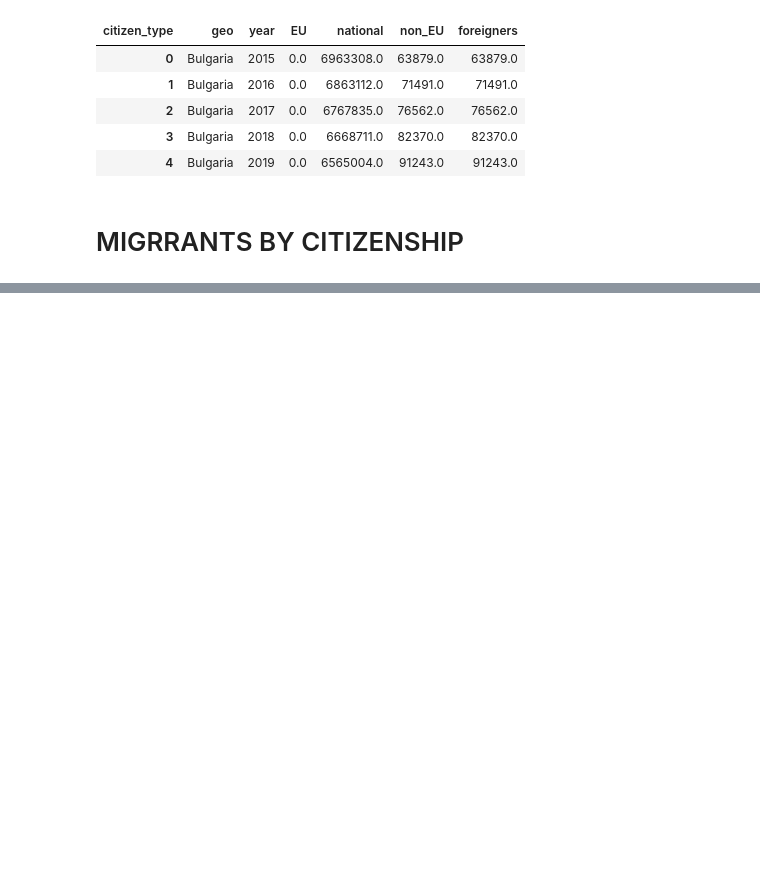
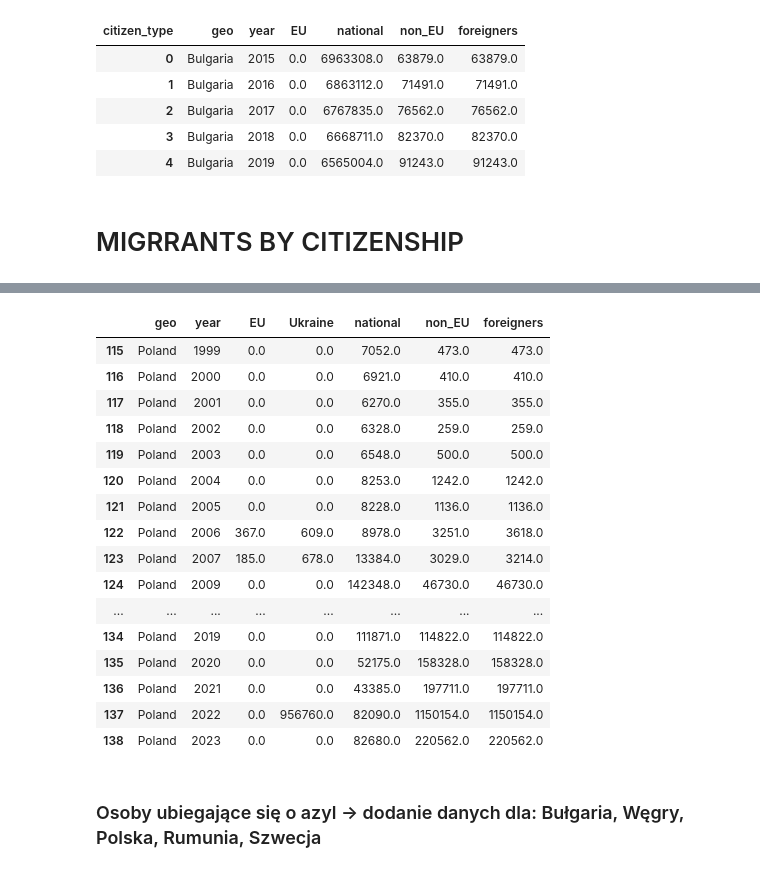
Before and after one commit to natix-x/Data-mining-in-Migration-Analysis, a Jupyter notebook: data_analysis/migration_numbers_combined.ipynb, the cells around one changed output, grey strips where cells are left out. Cells and saved outputs as stored; diff of their text form; code cells hidden in the pictures; blank space fills up the shorter version.

```diff
--- a/data_analysis/migration_numbers_combined.ipynb
+++ b/data_analysis/migration_numbers_combined.ipynb
@@ -103,0 +248,2 @@ pivot.to_csv('../processed_data/population_by_citizenship_combined_data.csv', in
+# %%
+df_merged = pd.merge(pivot, ukr_dec, on=['geo', 'year'], how='left')
@@ -103,0 +259,30 @@ pivot.to_csv('../processed_data/population_by_citizenship_combined_data.csv', in
+# %%
+df_merged['Ukraine'] = df_merged['Ukraine'].fillna(0) + df_merged['OBS_VALUE'].fillna(0)
+df_merged['non_EU'] = df_merged['non_EU'].fillna(0) + df_merged['OBS_VALUE'].fillna(0)
+df_merged['foreigners'] = df_merged['foreigners'].fillna(0) + df_merged['OBS_VALUE'].fillna(0)
+# %%
+df_merged = df_merged.drop(columns=['OBS_VALUE'])
+# %%
+df_merged.drop(columns=['month', 'Country of citizenship'], inplace=True)
+# %%
+df_merged[df_merged['geo'] == 'Poland']
+# %% [output]
+|  | geo | year | EU | Ukraine | national | non_EU | foreigners |
+| 115 | Poland | 1999 | 0.0 | 0.0 | 7052.0 | 473.0 | 473.0 |
+| 116 | Poland | 2000 | 0.0 | 0.0 | 6921.0 | 410.0 | 410.0 |
+| 117 | Poland | 2001 | 0.0 | 0.0 | 6270.0 | 355.0 | 355.0 |
+| 118 | Poland | 2002 | 0.0 | 0.0 | 6328.0 | 259.0 | 259.0 |
+| 119 | Poland | 2003 | 0.0 | 0.0 | 6548.0 | 500.0 | 500.0 |
+| 120 | Poland | 2004 | 0.0 | 0.0 | 8253.0 | 1242.0 | 1242.0 |
+| 121 | Poland | 2005 | 0.0 | 0.0 | 8228.0 | 1136.0 | 1136.0 |
+| 122 | Poland | 2006 | 367.0 | 609.0 | 8978.0 | 3251.0 | 3618.0 |
+| 123 | Poland | 2007 | 185.0 | 678.0 | 13384.0 | 3029.0 | 3214.0 |
+| 124 | Poland | 2009 | 0.0 | 0.0 | 142348.0 | 46730.0 | 46730.0 |
+| ... | ... | ... | ... | ... | ... | ... | ... |
+| 134 | Poland | 2019 | 0.0 | 0.0 | 111871.0 | 114822.0 | 114822.0 |
+| 135 | Poland | 2020 | 0.0 | 0.0 | 52175.0 | 158328.0 | 158328.0 |
+| 136 | Poland | 2021 | 0.0 | 0.0 | 43385.0 | 197711.0 | 197711.0 |
+| 137 | Poland | 2022 | 0.0 | 956760.0 | 82090.0 | 1150154.0 | 1150154.0 |
+| 138 | Poland | 2023 | 0.0 | 0.0 | 82680.0 | 220562.0 | 220562.0 |
+# %% [markdown]
+### Osoby ubiegające się o azyl -> dodanie danych dla: Bułgaria, Węgry, Polska, Rumunia, Szwecja
```
Also changed, not shown: parts of 29 cells of this notebook, 1 other file.
